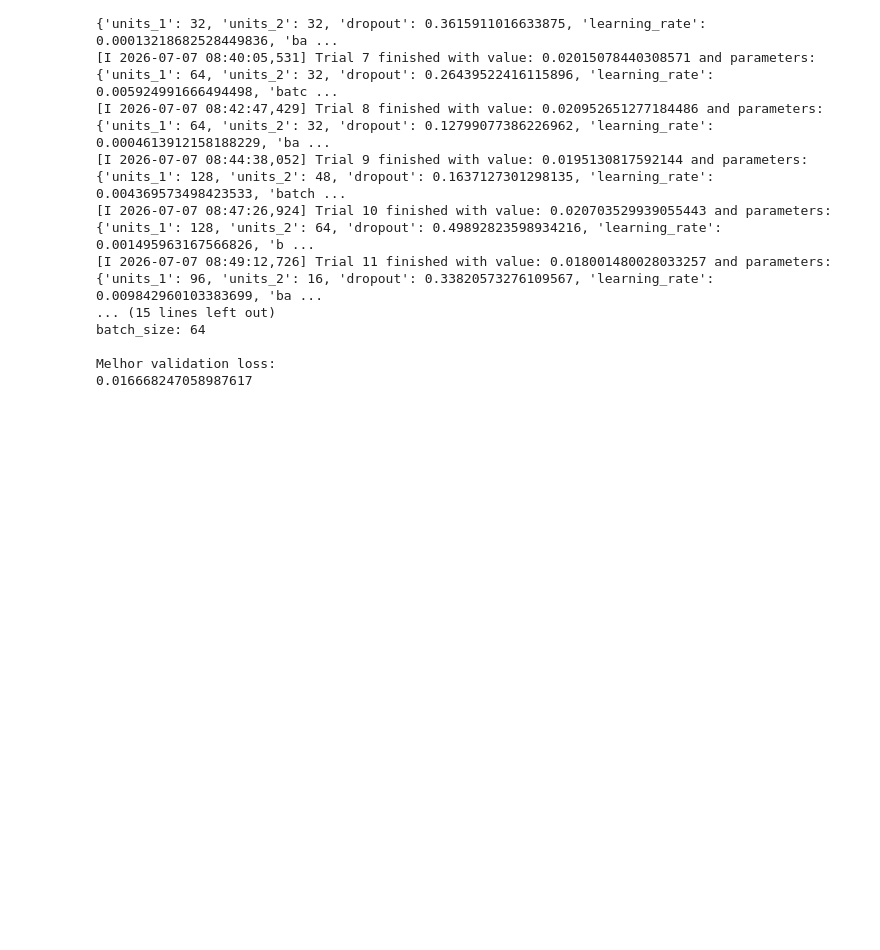
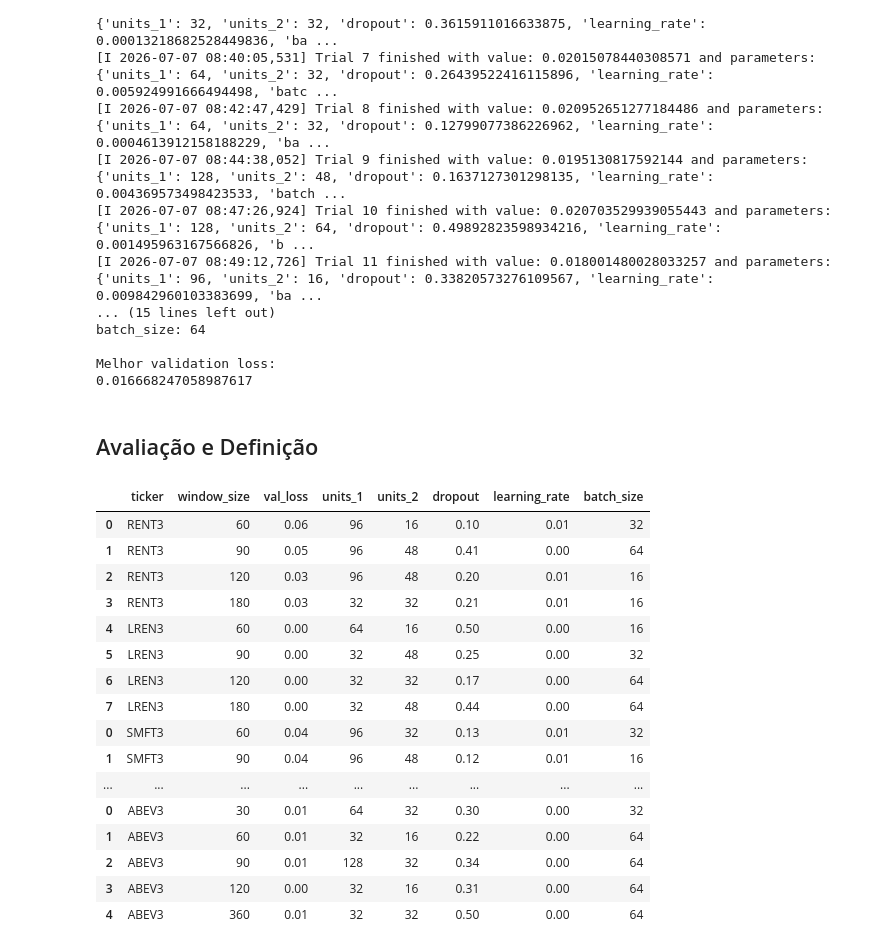
Before and after one commit to leticiafaria7/lstm-stock-predictor-api, a Jupyter notebook: 4_get_best_params_tickers.ipynb, the cells around one changed output. Drawn from its saved outputs; the diff is of its cells as text; code cells hidden in the pictures; blank space fills up the shorter version.

Commit message:
definicao de hiperparametros por ticker

```diff
--- a/4_get_best_params_tickers.ipynb
+++ b/4_get_best_params_tickers.ipynb
@@ -401,3 +402,55 @@ batch_size: 64
 
 Melhor validation loss:
 0.016668247058987617
+# %% [markdown]
+## Avaliação e Definição
+# %%
+def listar_arquivos_pasta(folder_path: str):
+
+    files = []
+    for (dirpath, dirnames, filenames) in walk(folder_path):
+        files.extend(filenames)
+        break
+
+    return files
+# %%
+tb_abev = pd.DataFrame(
+    data = {
+        'ticker':'ABEV3',
+        'window_size':[30, 60, 90, 120, 360],
+        'val_loss':[0.00621827645227313, 0.005724024027585983, 0.005373380612581968, 0.004879966843873262, 0.00518820621073246],
+        'units_1':[64, 32, 128, 32, 32],
+        'units_2':[32, 16, 32, 16, 32],
+        'dropout':[0.29893700532625567, 0.21778495227726768, 0.3425725487095859, 0.3076547889480078, 0.4990013534433384],
+        'learning_rate':[0.00015723169829245267, 0.0003489814349324155, 0.00020847351706535064, 0.0005856545376679272, 0.00035577683100581134],
+        'batch_size':[32, 64, 64, 64, 64]
+    }
+)
+# %%
+tabela_hiperparams = pd.DataFrame()
+
+for i in [i for i in listar_arquivos_pasta('dados/aux_data/') if i.endswith('.xlsx')]:
+    tmp = pd.read_excel(f"dados/aux_data/{i}")
+    tabela_hiperparams = pd.concat([tabela_hiperparams, tmp])
+
+tabela_hiperparams = pd.concat([tabela_hiperparams, tb_abev])
+
+tabela_hiperparams
+# %% [output]
+|  | ticker | window_size | val_loss | units_1 | units_2 | dropout | learning_rate | batch_size |
+| 0 | RENT3 | 60 | 0.06 | 96 | 16 | 0.10 | 0.01 | 32 |
+| 1 | RENT3 | 90 | 0.05 | 96 | 48 | 0.41 | 0.00 | 64 |
+| 2 | RENT3 | 120 | 0.03 | 96 | 48 | 0.20 | 0.01 | 16 |
+| 3 | RENT3 | 180 | 0.03 | 32 | 32 | 0.21 | 0.01 | 16 |
+| 4 | LREN3 | 60 | 0.00 | 64 | 16 | 0.50 | 0.00 | 16 |
+| 5 | LREN3 | 90 | 0.00 | 32 | 48 | 0.25 | 0.00 | 32 |
+| 6 | LREN3 | 120 | 0.00 | 32 | 32 | 0.17 | 0.00 | 64 |
+| 7 | LREN3 | 180 | 0.00 | 32 | 48 | 0.44 | 0.00 | 64 |
+| 0 | SMFT3 | 60 | 0.04 | 96 | 32 | 0.13 | 0.01 | 32 |
+| 1 | SMFT3 | 90 | 0.04 | 96 | 48 | 0.12 | 0.01 | 16 |
+| ... | ... | ... | ... | ... | ... | ... | ... | ... |
+| 0 | ABEV3 | 30 | 0.01 | 64 | 32 | 0.30 | 0.00 | 32 |
+| 1 | ABEV3 | 60 | 0.01 | 32 | 16 | 0.22 | 0.00 | 64 |
+| 2 | ABEV3 | 90 | 0.01 | 128 | 32 | 0.34 | 0.00 | 64 |
+| 3 | ABEV3 | 120 | 0.00 | 32 | 16 | 0.31 | 0.00 | 64 |
+| 4 | ABEV3 | 360 | 0.01 | 32 | 32 | 0.50 | 0.00 | 64 |
```
Also changed, not shown: parts of 3 cells of this notebook.
